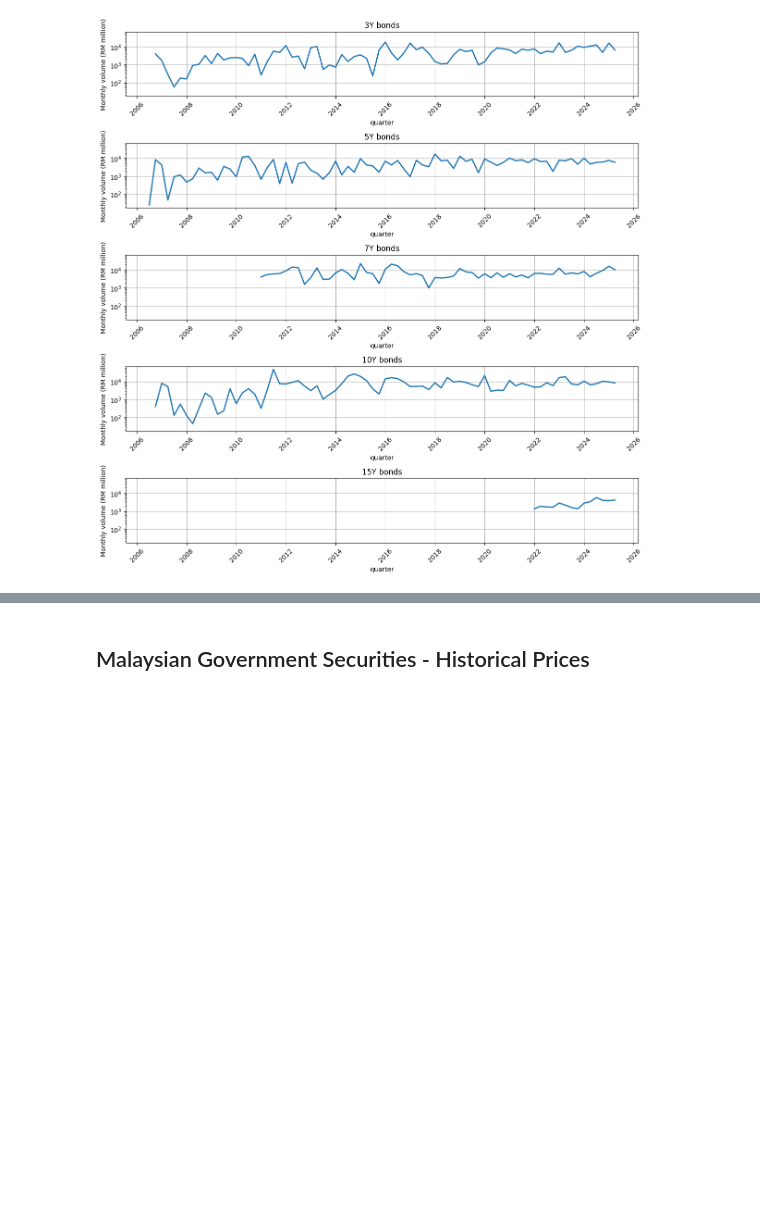
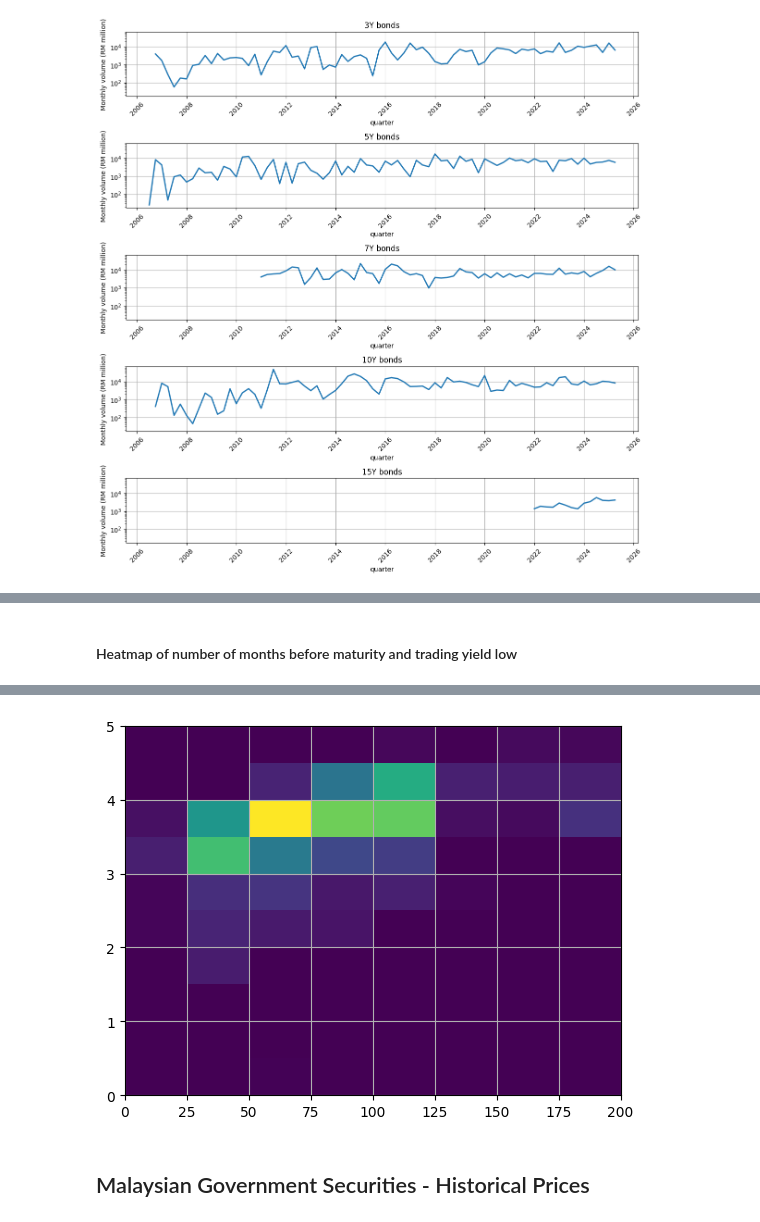
Before and after one commit to AbdulHafiiz/malaysia-economy-tracker, a Jupyter notebook: visualisations/bonds.ipynb, the cells around one changed output, grey strips where cells are left out. Cells and saved outputs as stored; diff of their text form; code cells hidden in the pictures; blank space fills up the shorter version.

Commit message:
added in logarithmic monthly trading volumes and observations on the relationship between time before maturity vs trading prices

```diff
--- a/visualisations/bonds.ipynb
+++ b/visualisations/bonds.ipynb
@@ -208,0 +211,18 @@ for idx, tenure in enumerate(tenure_list):
+# %%
+issues_corr = gov_issues_df.assign(**{
+    'issued_date': pd.to_datetime(gov_issues_df.apply(lambda row: f"{row['maturity_year'] - int(row['tenure'][:-1])}-{row['maturity_month']}-01", axis=1)),
+    'remaining_annual_payments': gov_issues_df['maturity_year'] - gov_issues_df['trading_date'].dt.year + (gov_issues_df['maturity_month'] >= gov_issues_df['trading_date'].dt.month).astype(int),
+    'remaining_months': 12 * (gov_issues_df['maturity_year'] - gov_issues_df['trading_date'].dt.year) + (gov_issues_df['maturity_month'] - gov_issues_df['trading_date'].dt.month),
+})
+
+display(
+    issues_corr.loc[:, [
+        'tra_yie_low', 'tra_yie_high', 'tra_yie_close',
+        'tot_vol', 'daily_change', 'remaining_annual_payments',
+        'remaining_months'
+    ]].corr()
+)
+
+display(issues_corr.loc[:, ['tot_vol', 'daily_change', 'remaining_annual_payments', 'remaining_months']].describe())
+
+issues_corr[issues_corr['remaining_annual_payments'] == 2]
@@ -208,0 +260,11 @@ for idx, tenure in enumerate(tenure_list):
+# %% [markdown]
+#### Heatmap of number of months before maturity and trading yield low
+# %%
+plt.hist2d(
+    issues_corr['remaining_months'],
+    issues_corr['tra_yie_low'],
+    bins=[np.arange(0, 201, 25), np.arange(0, 5.1, 0.5)],
+    range=((15, 190), (0, 5))
+);
+plt.grid()
+# %% [output]
@@ -209,3 +279,4 @@ for idx, tenure in enumerate(tenure_list):
+[figure, added]
 # %% [markdown]
 ## Malaysian Government Securities - Historical Prices
 # %%
```
Also changed, not shown: parts of 3 cells of this notebook.
